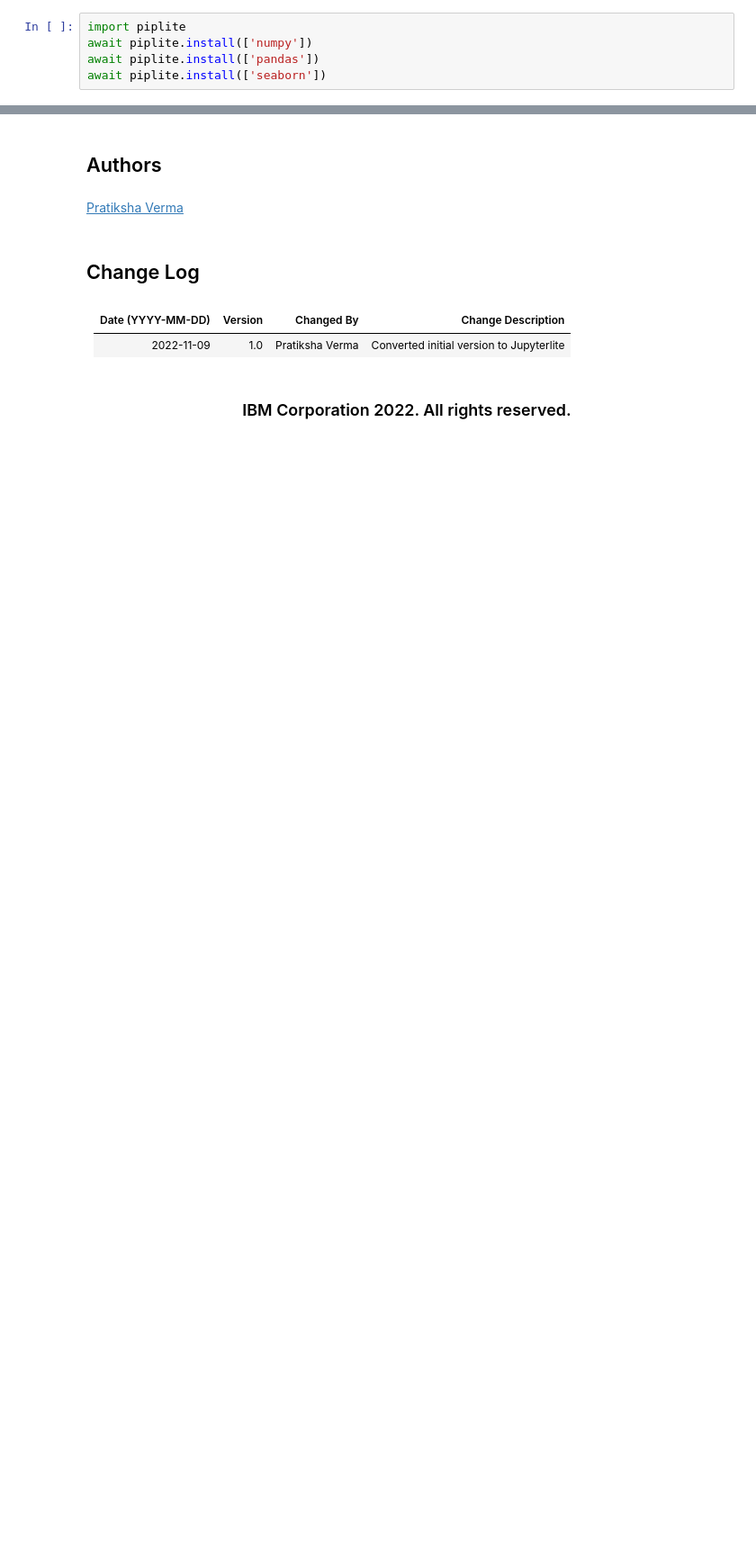
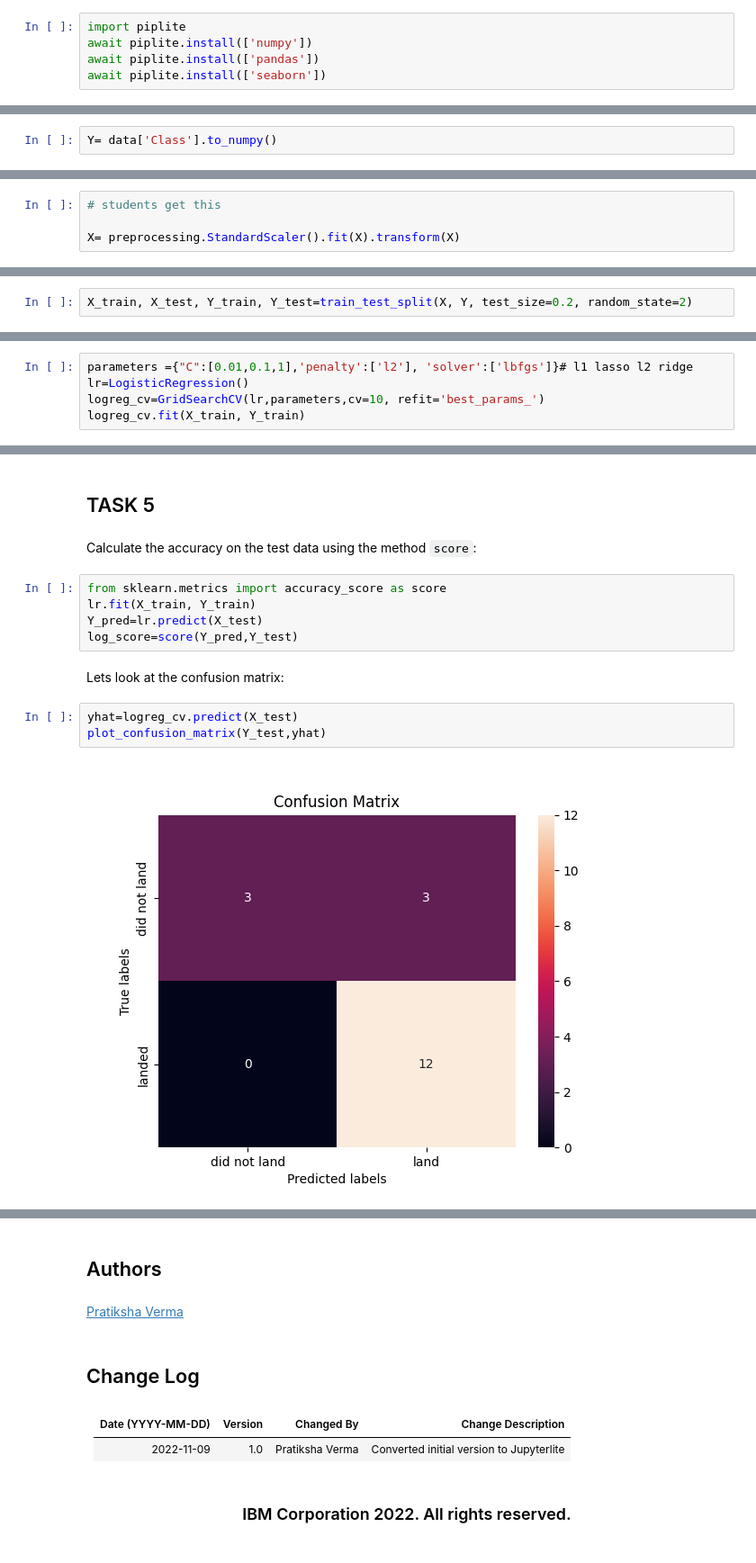
Before and after one commit to AdriandotEXE/Final, a Jupyter notebook: IBM-DS0321EN-SkillsNetwork_labs_module_2_jupyter-labs-eda-dataviz.ipynb.jupyterlite (1).ipynb, the cells around one changed output, grey strips where cells are left out. Shown: that part at 90% size. Drawn from its saved outputs; the diff is of its cells as text; blank space fills up the shorter version.

```diff
--- a/IBM-DS0321EN-SkillsNetwork_labs_module_2_jupyter-labs-eda-dataviz.ipynb.jupyterlite (1).ipynb
+++ b/IBM-DS0321EN-SkillsNetwork_labs_module_2_jupyter-labs-eda-dataviz.ipynb.jupyterlite (1).ipynb
@@ -289,0 +129,2 @@ We can now export it to a <b>CSV</b> for the next section,but to make the answer
+# %%
+Y= data['Class'].to_numpy()
@@ -289,0 +135,4 @@ We can now export it to a <b>CSV</b> for the next section,but to make the answer
+# %%
+# students get this
+
+X= preprocessing.StandardScaler().fit(X).transform(X)
@@ -289,0 +149,2 @@ We can now export it to a <b>CSV</b> for the next section,but to make the answer
+# %%
+X_train, X_test, Y_train, Y_test=train_test_split(X, Y, test_size=0.2, random_state=2)
@@ -289,0 +165,5 @@ We can now export it to a <b>CSV</b> for the next section,but to make the answer
+# %%
+parameters ={"C":[0.01,0.1,1],'penalty':['l2'], 'solver':['lbfgs']}# l1 lasso l2 ridge
+lr=LogisticRegression()
+logreg_cv=GridSearchCV(lr,parameters,cv=10, refit='best_params_')
+logreg_cv.fit(X_train, Y_train)
@@ -289,0 +183,16 @@ We can now export it to a <b>CSV</b> for the next section,but to make the answer
+# %% [markdown]
+## TASK  5
+# %% [markdown]
+Calculate the accuracy on the test data using the method <code>score</code>:
+# %%
+from sklearn.metrics import accuracy_score as score
+lr.fit(X_train, Y_train)
+Y_pred=lr.predict(X_test)
+log_score=score(Y_pred,Y_test)
+# %% [markdown]
+Lets look at the confusion matrix:
+# %%
+yhat=logreg_cv.predict(X_test)
+plot_confusion_matrix(Y_test,yhat)
+# %% [output]
+[figure, added]
```
Also changed, not shown: parts of 126 cells of this notebook, 1 other file.
